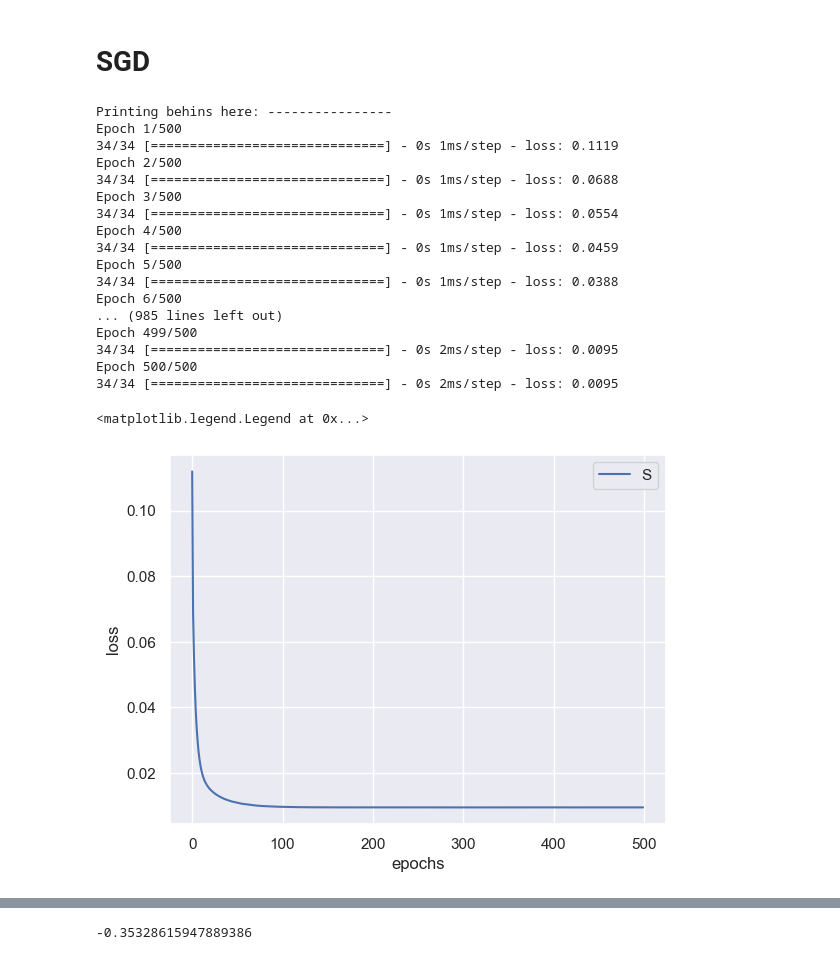
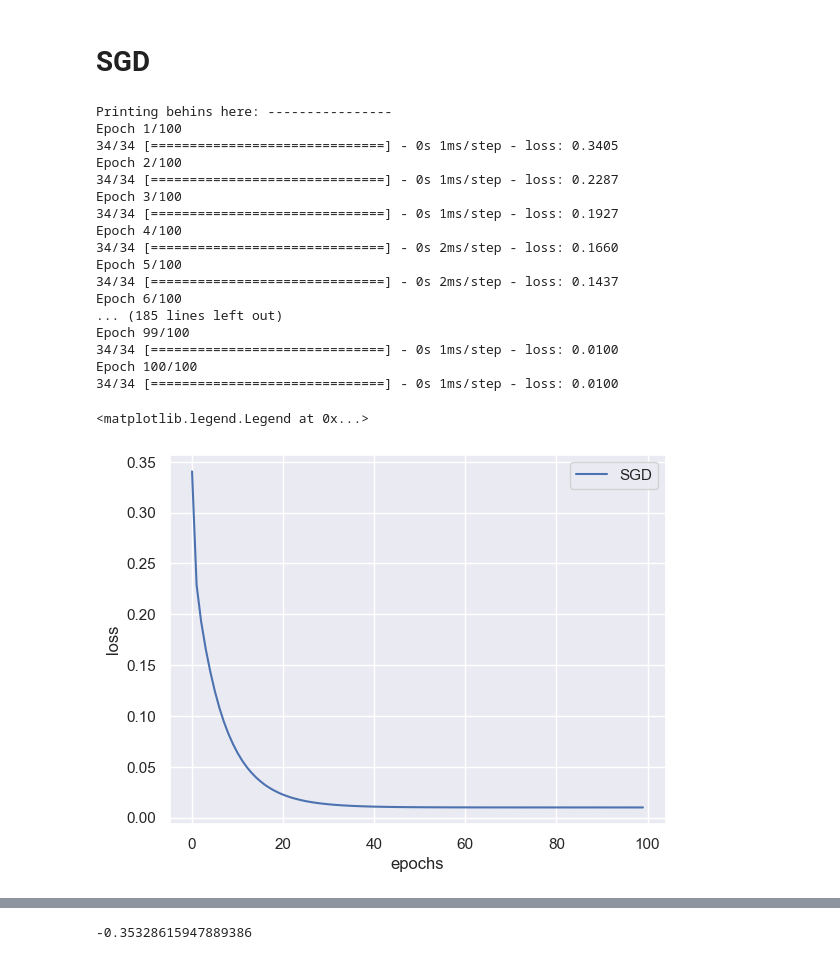
Before and after one commit to Ayushrawat-cmd/STPI-internship, a Jupyter notebook: model1.ipynb, the cells around one changed output, grey strips where cells are left out. Drawn from its saved outputs; the diff is of its cells as text; code cells hidden in the pictures.

```diff
--- a/model1.ipynb
+++ b/model1.ipynb
@@ -29 +31,8 @@ X = data.drop(['sex','children','region','charges'],axis=1)
+# %%
+# np.where((X.dtypes == object))
+X = X.drop(['sex','children','region'],axis=1)
+# %%
+data['bmi'] =np.where(data["bmi"].values>25,"yes","no")
+# %%
+X["smoker"] = np.where(X["smoker"].values == "yes",1,0)
 # %%
@@ -107,7 +115,7 @@ sy = preprocessing.MinMaxScaler()
 scaled_x = sx.fit_transform(X)
 scaled_y = sy.fit_transform(Y.values.reshape(data.shape[0],1))
 # %%
-scaled_x = np.append(scaled_x, X[:,:1],axis=1)
+# scaled_x = np.append(scaled_x, X[:,:1],axis=1)
 # %%
 scaled_x.shape
 # %% [output]
@@ -136,42 +144,42 @@ from tensorflow.keras.losses import mse
 # %%
 #SGD
 # Use the required optimizer to compile the model
 
 model = Sequential()
 model.add(Dense(1,activation = 'linear'))
-model.add(Dense(1))
+# model.add(Dense(1))
 
 print("Printing behins here: ----------------")
 model.compile(optimizer=tf.keras.optimizers.SGD(learning_rate=0.01,momentum=0.0,
     nesterov=False,),loss=tf.keras.losses.mse)
-train = model.fit(x_train,y_train,epochs=500)
+train = model.fit(x_train,y_train,epochs=100)
 
 #loss over time
 plt.plot(train.history['loss'], label='loss')
 plt.xlabel('epochs')
 plt.ylabel('loss')
-plt.legend('SGD')
+plt.legend(['SGD'])
 # model.predict(x_test,y_test)
 # %% [output]
 Printing behins here: ----------------
-Epoch 1/500
-34/34 [==============================] - 0s 1ms/step - loss: 0.1119
-Epoch 2/500
-34/34 [==============================] - 0s 1ms/step - loss: 0.0688
-Epoch 3/500
-34/34 [==============================] - 0s 1ms/step - loss: 0.0554
-Epoch 4/500
-34/34 [==============================] - 0s 1ms/step - loss: 0.0459
-Epoch 5/500
-34/34 [==============================] - 0s 1ms/step - loss: 0.0388
-Epoch 6/500
-... (985 lines left out)
-Epoch 499/500
-34/34 [==============================] - 0s 2ms/step - loss: 0.0095
-Epoch 500/500
-34/34 [==============================] - 0s 2ms/step - loss: 0.0095
+Epoch 1/100
+34/34 [==============================] - 0s 1ms/step - loss: 0.3405
+Epoch 2/100
+34/34 [==============================] - 0s 1ms/step - loss: 0.2287
+Epoch 3/100
+34/34 [==============================] - 0s 1ms/step - loss: 0.1927
+Epoch 4/100
+34/34 [==============================] - 0s 2ms/step - loss: 0.1660
+Epoch 5/100
+34/34 [==============================] - 0s 2ms/step - loss: 0.1437
+Epoch 6/100
+... (185 lines left out)
+Epoch 99/100
+34/34 [==============================] - 0s 1ms/step - loss: 0.0100
+Epoch 100/100
+34/34 [==============================] - 0s 1ms/step - loss: 0.0100
 <matplotlib.legend.Legend at 0x...>
-[figure, old version]
+[figure, new version]
 # %%
 pred = model.predict(x_test)
 # %% [output]
```
Also changed, not shown: parts of 10 cells of this notebook.
